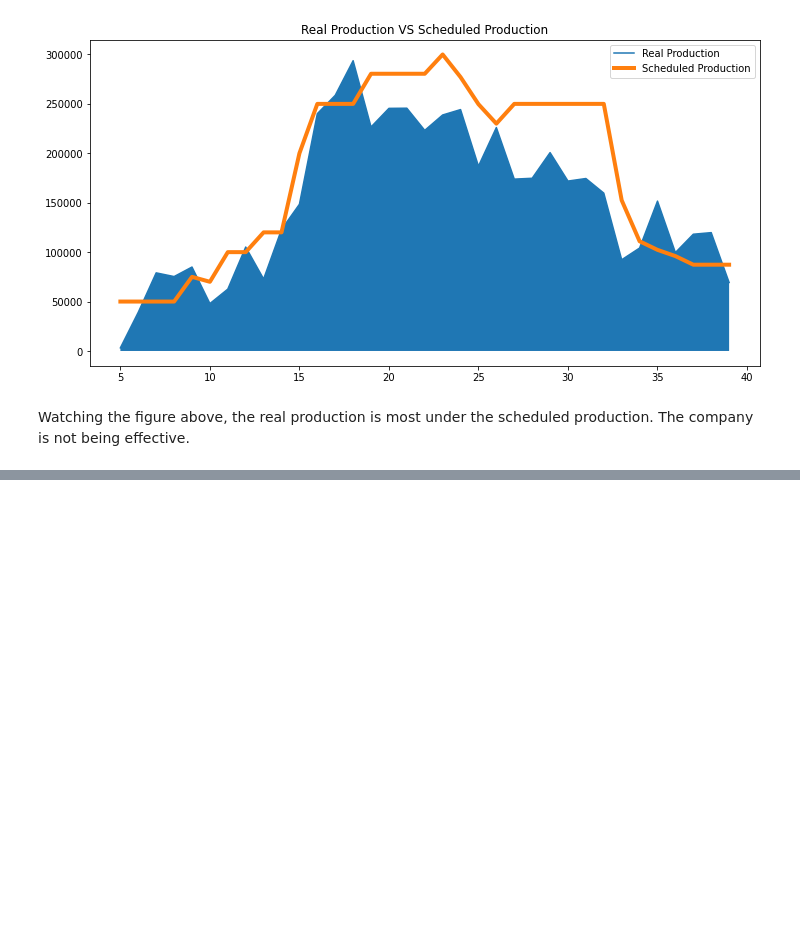
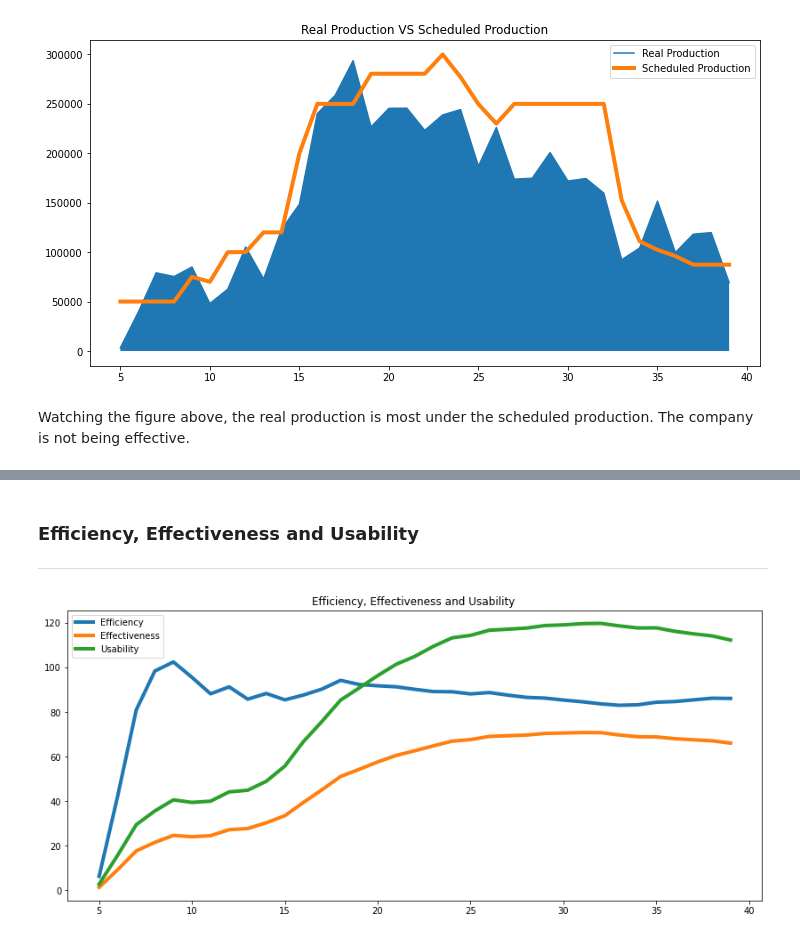
Before and after one commit to NedduJS/data-analysis-production, a Jupyter notebook: AnálisisProducción.ipynb, the cells around one changed output, grey strips where cells are left out. Drawn from its saved outputs; the diff is of its cells as text; code cells hidden in the pictures; blank space fills up the shorter version.

```diff
--- a/AnálisisProducción.ipynb
+++ b/AnálisisProducción.ipynb
@@ -160,0 +159,19 @@ Watching the figure above, the real production is most under the scheduled produ
+# %% [markdown]
+### Efficiency, Effectiveness and Usability
+
+---
+# %%
+fig, ax = plt.subplots()
+
+plt.title('Efficiency, Effectiveness and Usability ')
+
+ax.plot(df.index, df['Efficiency'], label='Efficiency',linewidth=4)
+ax.plot(df.index, df['Effectiveness'], label='Effectiveness',linewidth=4)
+ax.plot(df.index, df['Usability'], label='Usability', linewidth=4)
+
+fig.set_figheight(6)
+fig.set_figwidth(14)
+
+leg = ax.legend()
+# %% [output]
+[figure, added]
```
Also changed, not shown: parts of 8 cells of this notebook.
